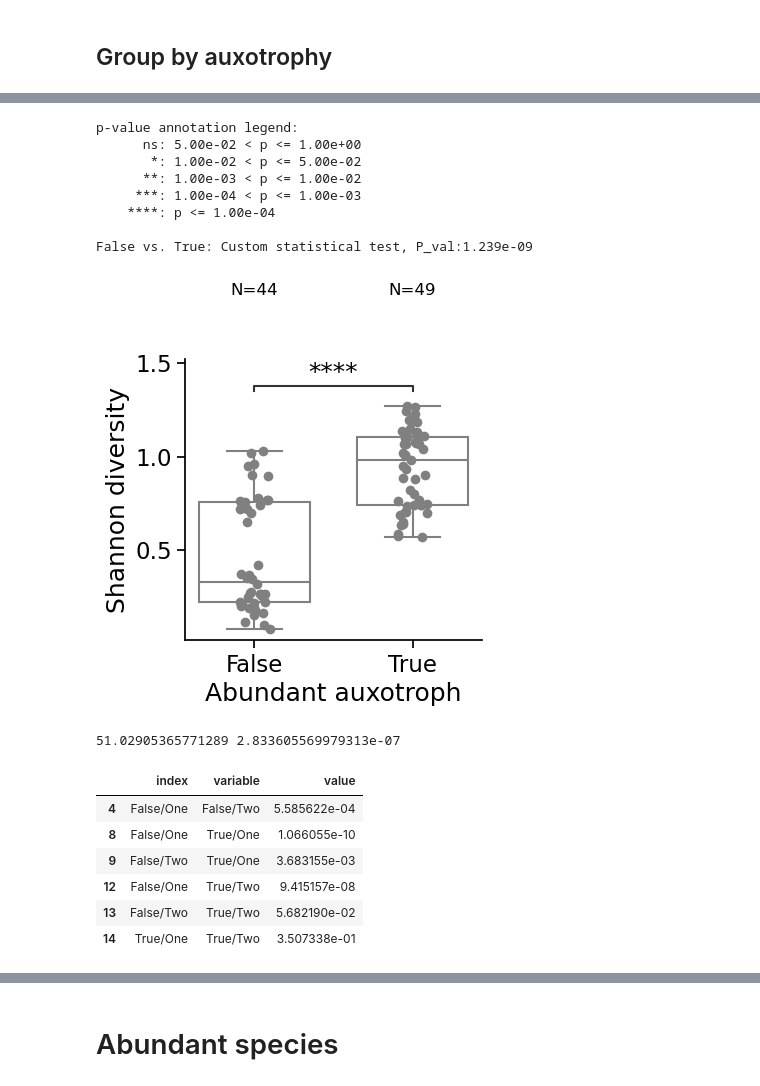
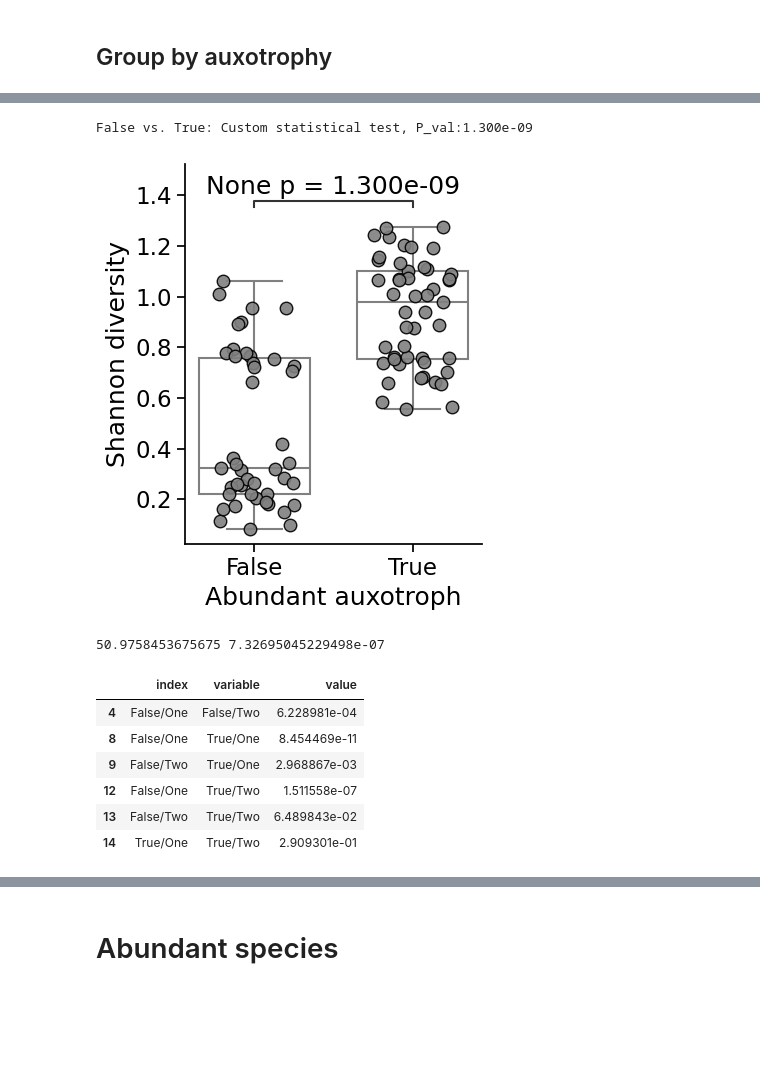
Before and after one commit to sulheim/coexistence, a Jupyter notebook: notebooks/2_assembly_1/2A_analyse_assembly_1.ipynb, the cells around one changed output, grey strips where cells are left out. Cells and saved outputs as stored; diff of their text form; code cells hidden in the pictures; blank space fills up the shorter version.

```diff
--- a/notebooks/2_assembly_1/2A_analyse_assembly_1.ipynb
+++ b/notebooks/2_assembly_1/2A_analyse_assembly_1.ipynb
@@ -82,7 +82,7 @@ for w in wells:
     abundance = {}
     for strain in strains:
         dfws = dfw.loc[dfw.Strain == strain]
-        abundance[strain] = dfws['CFUs/mL'].mean()
+        abundance[strain] = 10**(np.log10(dfws['CFUs/mL']).mean())
     # print(w)
     shannon_dict[w] = shannon(list(abundance.values()))
     simpson_dict[w] = simpson(list(abundance.values()))
@@ -408,58 +410,55 @@ sns.boxplot(shannon_df.loc[idx2], x = 'Abundant auxotroph', y = 'Shannon index',
 #     patch.set_facecolor((r, g, b, .3))
 
 # Add in points to show each observation
 sns.stripplot(shannon_df.loc[idx2], x = 'Abundant auxotroph', y = 'Shannon index',
-              size=7,
+              size=9,
+              jitter = 0.25,
             #   width = 0.6,
               # hue = '# Carbon sources'
-              color = 'grey'
+              color = 'grey',
+              edgecolor = 'k',
+              linewidth=1,
+              alpha = 0.9
               )#, color=".3")
 # sns.move_legend(ax, loc = 1, bbox_to_anchor = (0.9,0.6,0.4,0.4))
 sns.despine()
 ax.set(ylabel='')
 
-for i, (lbl,g) in enumerate(shannon_df.loc[idx2].groupby('Abundant auxotroph')):
-    if lbl == False:
-        x = 0
-    else:
-        x = 1
-    ax.text(
-        i,
-        1.85,
-        f'N={len(g)}',
-        ha='center',
-        va='bottom',
-        fontsize=12
-    )
+# for i, (lbl,g) in enumerate(shannon_df.loc[idx2].groupby('Abundant auxotroph')):
+#     if lbl == False:
+#         x = 0
+#     else:
+#         x = 1
+#     ax.text(
+#         i,
+#         1.85,
+#         f'N={len(g)}',
+#         ha='center',
+#         va='bottom',
+#         fontsize=12
+#     )
 
 
 # pairs = [['One','Two']]
 pairs = [[False,True]]
 # # pairs = [(i[1]["index"], i[1]["variable"]) for i in molten_df.iterrows()]
 p_values = [p_val_mwu_2]
 
 annotator = Annotator(
     ax, pairs, data=shannon_df.loc[idx2], x='Abundant auxotroph', y="y", order=[False, True], #orient="h"
 )
-annotator.configure(text_format="star", loc="inside",
+annotator.configure(text_format="full", loc="inside",
     # hide_non_significant=True
     )
 annotator.set_pvalues_and_annotate(p_values)
 
 plt.tight_layout()
 ax.set_ylabel('Shannon diversity')
 plt.savefig(figure_folder / "assembly_1_auxotroph_boxplot_kruskal-wallis-posthoc.pdf",  bbox_inches='tight')
 # plt.savefig(figure_folder / "assembly_1_n_cs_boxplot_kruskal-wallis-posthoc.png", dpi=300, bbox_inches='tight')
 # %% [output]
-p-value annotation legend:
-      ns: 5.00e-02 < p <= 1.00e+00
-       *: 1.00e-02 < p <= 5.00e-02
-      **: 1.00e-03 < p <= 1.00e-02
-     ***: 1.00e-04 < p <= 1.00e-03
-    ****: p <= 1.00e-04
-
-False vs. True: Custom statistical test, P_val:1.239e-09
+False vs. True: Custom statistical test, P_val:1.300e-09
-[figure, old version]
+[figure, new version]
 # %%
 
 groups = [group['Shannon index'].values for name, group in shannon_df.loc[idx2].groupby(['Abundant auxotroph', '# Carbon sources'])]
@@ -468,7 +467,7 @@ groups = [group['Shannon index'].values for name, group in shannon_df.loc[idx2].
 f_stat, p_value3 = kruskal(*groups)
 print(f_stat, p_value)
 # %% [output]
-51.02905365771289 2.833605569979313e-07
+50.9758453675675 7.32695045229498e-07
 # %%
 shannon_df['xxx'] = shannon_df['Abundant auxotroph'].astype(str)+ '/'+shannon_df['# Carbon sources']
 # %%
@@ -485,11 +484,11 @@ molten_df2 = dunn_df.melt(ignore_index=False).reset_index().dropna()
 molten_df2
 # %% [output]
 |  | index | variable | value |
-| 4 | False/One | False/Two | 5.585622e-04 |
-| 8 | False/One | True/One | 1.066055e-10 |
-| 9 | False/Two | True/One | 3.683155e-03 |
-| 12 | False/One | True/Two | 9.415157e-08 |
-| 13 | False/Two | True/Two | 5.682190e-02 |
-| 14 | True/One | True/Two | 3.507338e-01 |
+| 4 | False/One | False/Two | 6.228981e-04 |
+| 8 | False/One | True/One | 8.454469e-11 |
+| 9 | False/Two | True/One | 2.968867e-03 |
+| 12 | False/One | True/Two | 1.511558e-07 |
+| 13 | False/Two | True/Two | 6.489843e-02 |
+| 14 | True/One | True/Two | 2.909301e-01 |
 # %%
 
```
Also changed, not shown: parts of 10 cells of this notebook, 3 other files.
